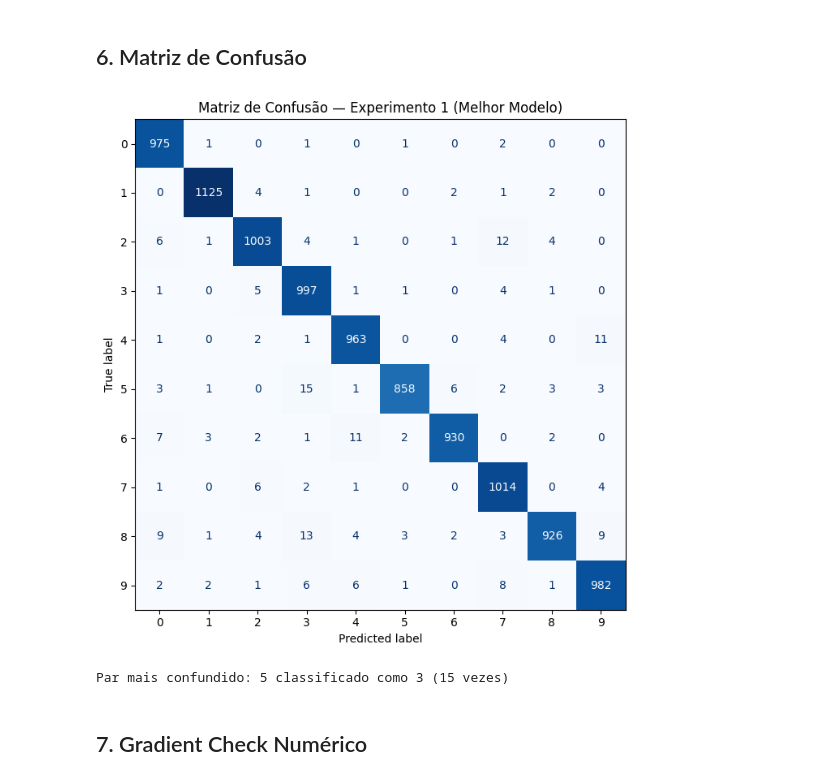
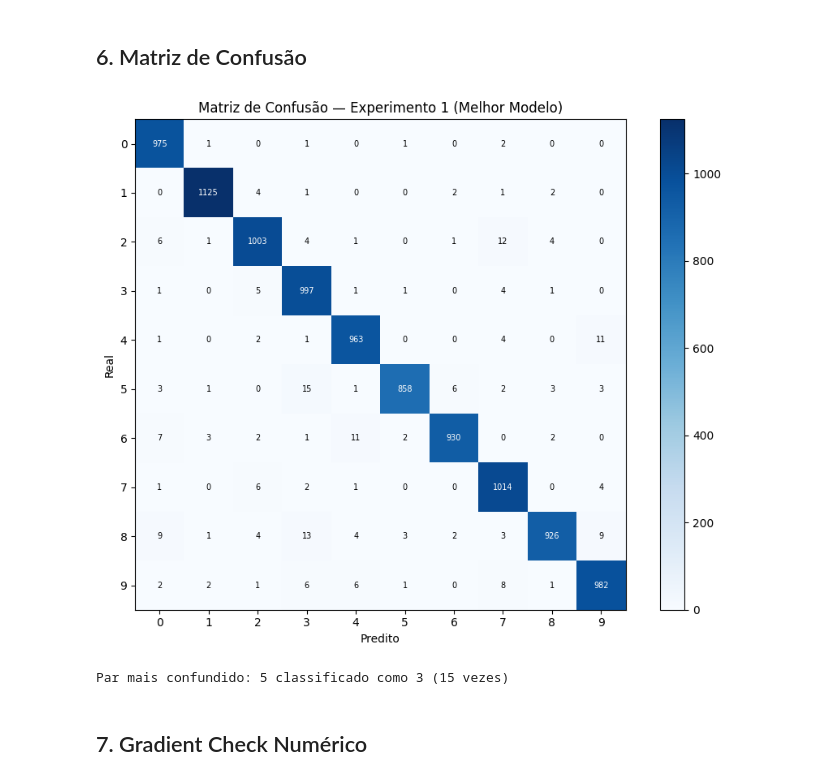
Before and after one commit to IsabelMontenegro01/ponderada-mlp, a Jupyter notebook: notebooks/experimentos.ipynb, the cells around one changed output. Drawn from its saved outputs; the diff is of its cells as text; code cells hidden in the pictures.

Commit message:
fix: remove dependência de keras/sklearn para carregar MNIST e calcular matriz de confusão

```diff
--- a/notebooks/experimentos.ipynb
+++ b/notebooks/experimentos.ipynb
@@ -205,24 +219,43 @@ Experimento                         Otimizador      Acurácia Teste
 # %% [markdown]
 ## 6. Matriz de Confusão
 # %%
+def confusion_matrix_np(y_true, y_pred, n_classes=10):
+    """Matriz de confusão implementada com NumPy puro."""
+    cm = np.zeros((n_classes, n_classes), dtype=int)
+    for t, p in zip(y_true, y_pred):
+        cm[t, p] += 1
+    return cm
+
 y_pred = model1.predict(X_test)
-cm = confusion_matrix(y_test, y_pred)
+cm = confusion_matrix_np(y_test, y_pred)
 
 fig, ax = plt.subplots(figsize=(9, 7))
-disp = ConfusionMatrixDisplay(confusion_matrix=cm,
-                               display_labels=list(range(10)))
-disp.plot(ax=ax, cmap='Blues', colorbar=False)
+im = ax.imshow(cm, cmap='Blues')
+plt.colorbar(im, ax=ax)
+
+ax.set_xticks(range(10)); ax.set_yticks(range(10))
+ax.set_xticklabels(range(10)); ax.set_yticklabels(range(10))
+ax.set_xlabel('Predito'); ax.set_ylabel('Real')
 ax.set_title('Matriz de Confusão — Experimento 1 (Melhor Modelo)')
+
+# Anota os valores nas células
+thresh = cm.max() / 2
+for i in range(10):
+    for j in range(10):
+        ax.text(j, i, str(cm[i, j]), ha='center', va='center',
+                color='white' if cm[i, j] > thresh else 'black', fontsize=7)
+
 plt.tight_layout()
 plt.savefig('../results/confusion_matrix.png', dpi=120)
 plt.show()
 
-# Dígitos mais confundidos
-np.fill_diagonal(cm, 0)
-i, j = np.unravel_index(np.argmax(cm), cm.shape)
-print(f'Par mais confundido: {i} classificado como {j} ({cm[i,j]} vezes)')
+# Par mais confundido
+cm_copy = cm.copy()
+np.fill_diagonal(cm_copy, 0)
+i, j = np.unravel_index(np.argmax(cm_copy), cm_copy.shape)
+print(f'Par mais confundido: {i} classificado como {j} ({cm_copy[i,j]} vezes)')
 # %% [output]
-[figure, old version]
+[figure, new version]
 Par mais confundido: 5 classificado como 3 (15 vezes)
 # %% [markdown]
 ## 7. Gradient Check Numérico
```
Also changed, not shown: parts of 7 cells of this notebook, 1 other file.
